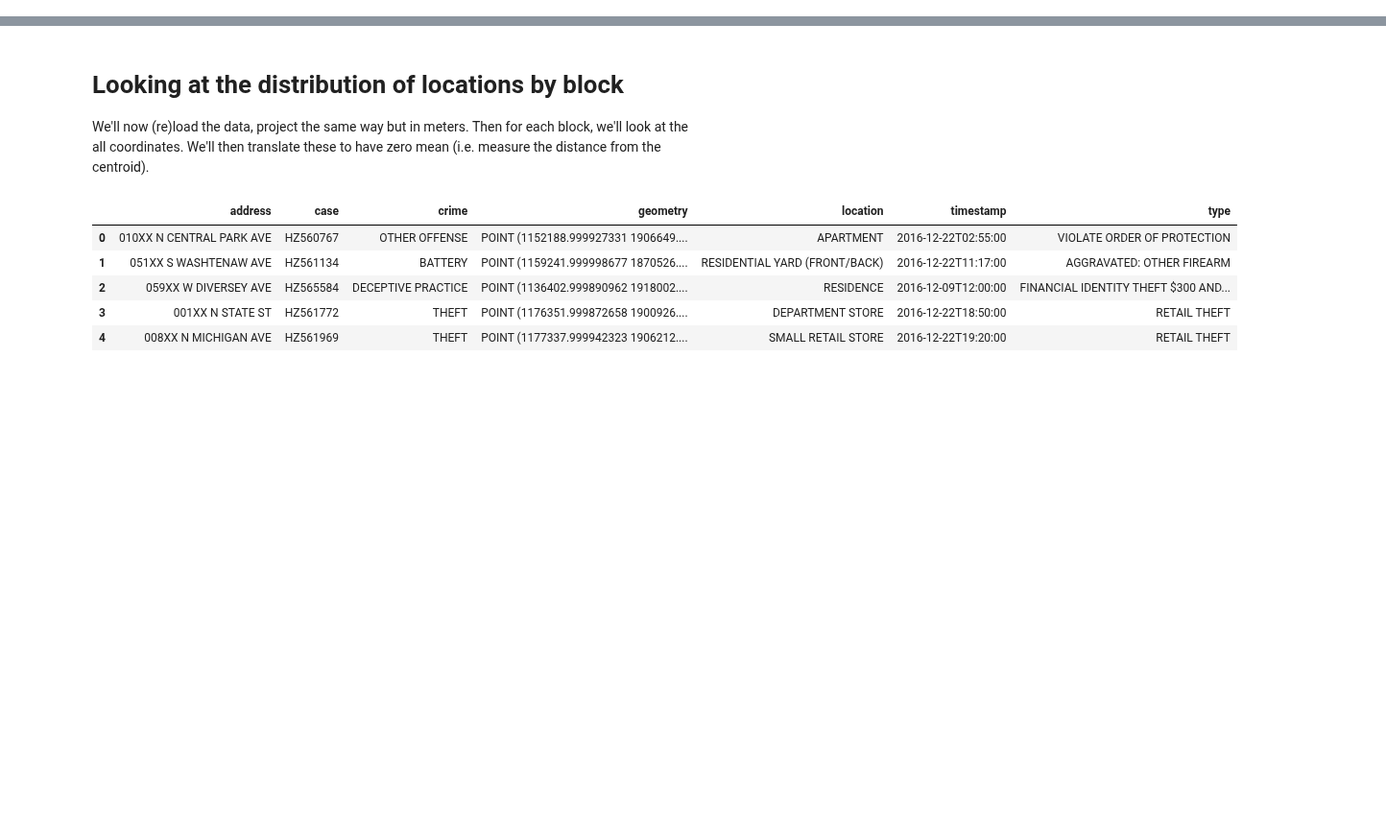
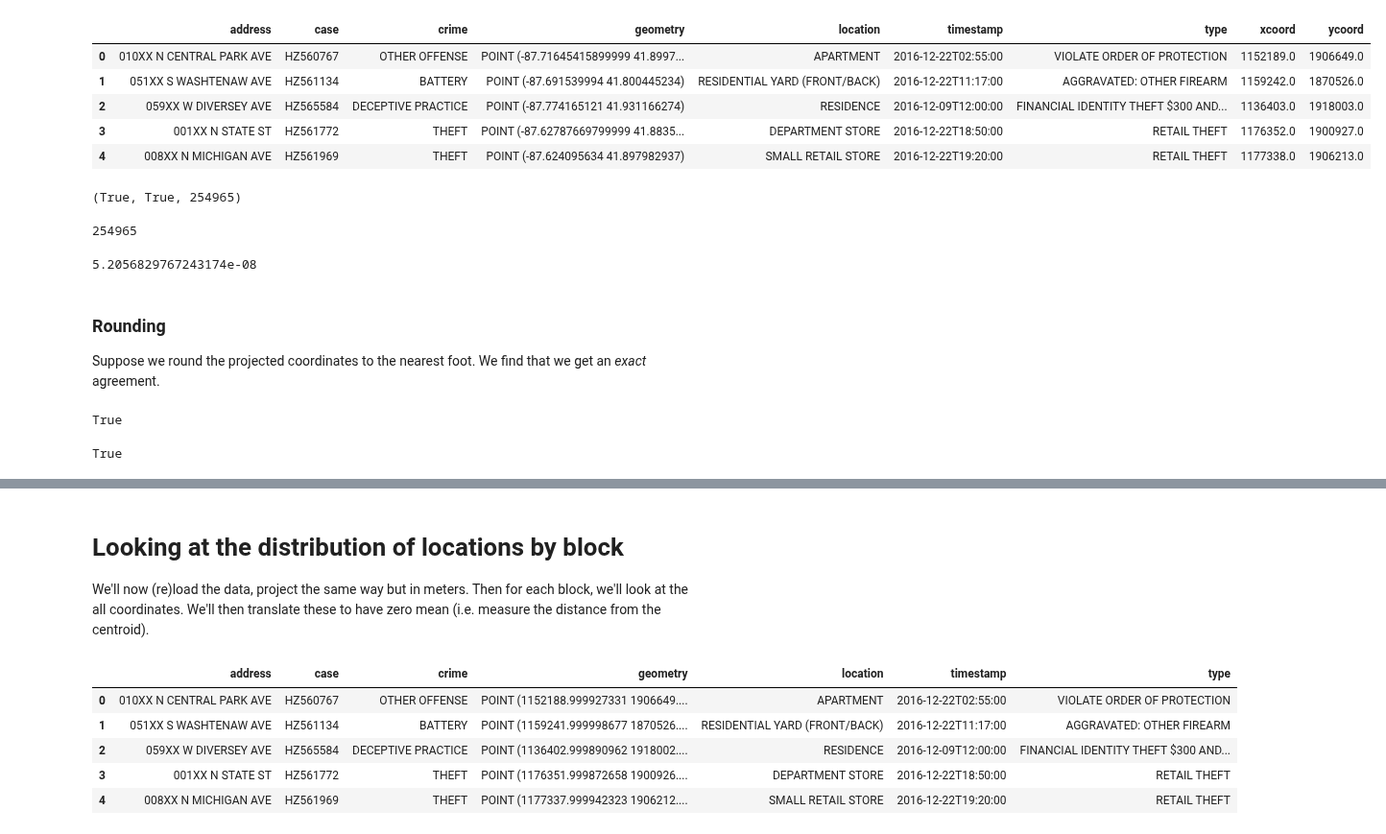
Before and after one commit to QuantCrimAtLeeds/PredictCode, a Jupyter notebook: examples/Geo-coding of the Chicago dataset.ipynb, the cells around one changed output, grey strips where cells are left out. Shown at 96% size. Drawn from its saved outputs; the diff is of its cells as text; code cells hidden in the pictures; blank space fills up the shorter version.

```diff
--- a/examples/Geo-coding of the Chicago dataset.ipynb
+++ b/examples/Geo-coding of the Chicago dataset.ipynb
@@ -34,0 +49,38 @@ frame = chicago.load_to_geoDataFrame(empty_geometry="empty")
+# %%
+import csv
+
+xcoords, ycoords = [], []
+with open(chicago._default_filename, "rt") as file:
+    reader = csv.reader(file)
+    header = next(reader)
+    xi = header.index("X COORDINATE")
+    yi = header.index("Y COORDINATE")
+    for row in reader:
+        if row[xi] is not "":
+            xcoords.append(int(row[xi]))
+            ycoords.append(int(row[yi]))
+        else:
+            xcoords.append(None)
+            ycoords.append(None)
+
+frame["xcoord"] = xcoords
+frame["ycoord"] = ycoords
+frame.head()
+# %% [output]
+|  | address | case | crime | geometry | location | timestamp | type | xcoord | ycoord |
+| 0 | 010XX N CENTRAL PARK AVE | HZ560767 | OTHER OFFENSE | POINT (-87.71645415899999 41.8997... | APARTMENT | 2016-12-22T02:55:00 | VIOLATE ORDER OF PROTECTION | 1152189.0 | 1906649.0 |
+| 1 | 051XX S WASHTENAW AVE | HZ561134 | BATTERY | POINT (-87.691539994 41.800445234) | RESIDENTIAL YARD (FRONT/BACK) | 2016-12-22T11:17:00 | AGGRAVATED: OTHER FIREARM | 1159242.0 | 1870526.0 |
+| 2 | 059XX W DIVERSEY AVE | HZ565584 | DECEPTIVE PRACTICE | POINT (-87.774165121 41.931166274) | RESIDENCE | 2016-12-09T12:00:00 | FINANCIAL IDENTITY THEFT $300 AND... | 1136403.0 | 1918003.0 |
+| 3 | 001XX N STATE ST | HZ561772 | THEFT | POINT (-87.62787669799999 41.8835... | DEPARTMENT STORE | 2016-12-22T18:50:00 | RETAIL THEFT | 1176352.0 | 1900927.0 |
+| 4 | 008XX N MICHIGAN AVE | HZ561969 | THEFT | POINT (-87.624095634 41.897982937) | SMALL RETAIL STORE | 2016-12-22T19:20:00 | RETAIL THEFT | 1177338.0 | 1906213.0 |
+# %%
+# Check geometry is empty if and only if coords are
+geo_null = frame.geometry.map(lambda pt : pt.is_empty)
+np.all(frame.xcoord.isnull() == geo_null), np.all(frame.ycoord.isnull() == geo_null), np.sum(~geo_null)
+# %% [output]
+(True, True, 254965)
+# %%
+frame = frame.dropna()
+len(frame)
+# %% [output]
+254965
@@ -34,0 +95,17 @@ frame = chicago.load_to_geoDataFrame(empty_geometry="empty")
+# %%
+np.max((frame.xcoord - frame.geometry.map(lambda pt : pt.coords[0][0]))**2
+    + (frame.ycoord - frame.geometry.map(lambda pt : pt.coords[0][1]))**2)
+# %% [output]
+5.2056829767243174e-08
+# %% [markdown]
+### Rounding
+
+Suppose we round the projected coordinates to the nearest foot.  We find that we get an _exact_ agreement.
+# %%
+np.all( frame.xcoord - np.round(frame.geometry.map(lambda pt : pt.coords[0][0])) == 0 )
+# %% [output]
+True
+# %%
+np.all( frame.ycoord - np.round(frame.geometry.map(lambda pt : pt.coords[0][1])) == 0 )
+# %% [output]
+True
```
Also changed, not shown: parts of 15 cells of this notebook.
